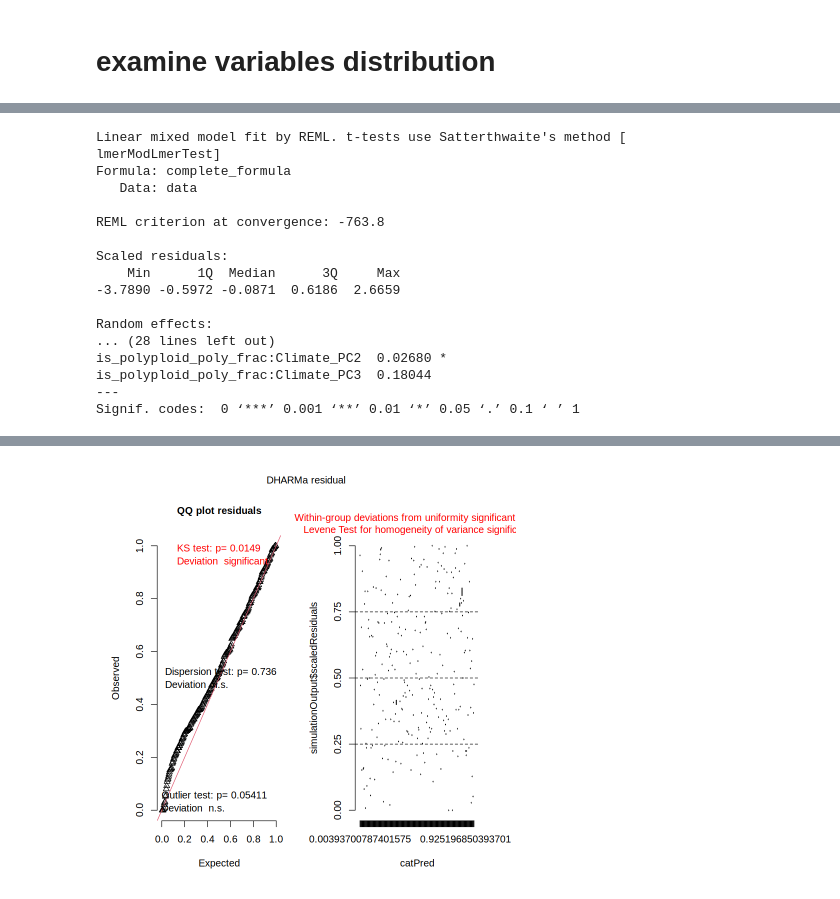
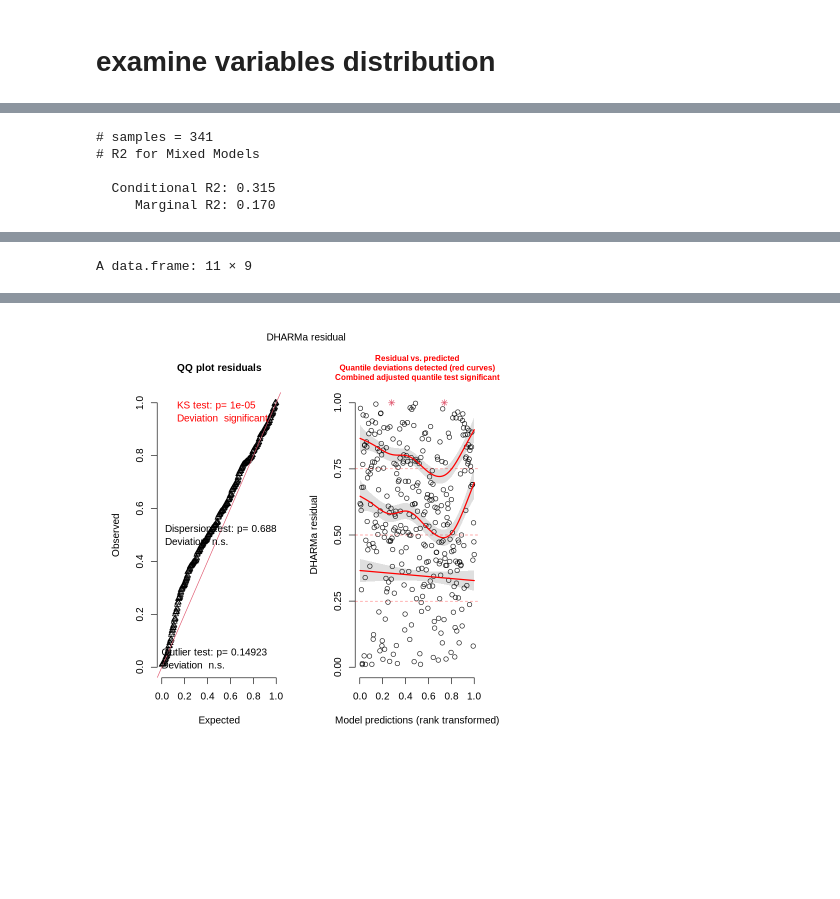
Before and after one commit to halabikeren/plant_pollinator_networks, a Jupyter notebook: notebooks/statistical_analysis/network_level/perform_analysis.ipynb, the cells around one changed output, grey strips where cells are left out. Saved outputs shown, nothing was run; the diff lists cells and outputs as text; code cells hidden in the pictures; blank space fills up the shorter version.

```diff
--- a/notebooks/statistical_analysis/network_level/perform_analysis.ipynb
+++ b/notebooks/statistical_analysis/network_level/perform_analysis.ipynb
@@ -195,20 +239,9 @@ scatterplot(data$is_polyploid_poly_frac, data$bc_transformed_weighted.connectanc
 # %%
-cont_res_df = test_ploidy_freq_effect("bc_transformed_weighted.connectance", covars=c("Climate_PC1", "Climate_PC2", "Climate_PC3"))#, "Species.richness", 'Perennial.herb..', "Polyploid.percent"))
+cont_res_df = test_moderation(response="null_standardized_weighted.connectance", predictor = c("frac_flw_rest", "frac_sc", "species_richness"))#, "Species.richness", 'Perennial.herb..', "Polyploid.percent"))
+round_df(cont_res_df)
 # %% [output]
-Linear mixed model fit by REML. t-tests use Satterthwaite's method [
-lmerModLmerTest]
-Formula: complete_formula
-   Data: data
+# samples = 341
+# R2 for Mixed Models
 
-REML criterion at convergence: -763.8
-
-Scaled residuals:
-    Min      1Q  Median      3Q     Max
--3.7890 -0.5972 -0.0871  0.6186  2.6659
-
-Random effects:
-... (28 lines left out)
-is_polyploid_poly_frac:Climate_PC2  0.02680 *
-is_polyploid_poly_frac:Climate_PC3  0.18044
----
-Signif. codes:  0 ‘***’ 0.001 ‘**’ 0.01 ‘*’ 0.05 ‘.’ 0.1 ‘ ’ 1
+  Conditional R2: 0.315
+     Marginal R2: 0.170
@@ -216,0 +249 @@ Warning message in anova.lm(lm(resp ~ group)):
+A data.frame: 11 × 9
@@ -217 +263 @@ Warning message in anova.lm(lm(resp ~ group)):
-[figure, old version]
+[figure, new version]
```
Also changed, not shown: parts of 41 cells of this notebook, 6 other files.
